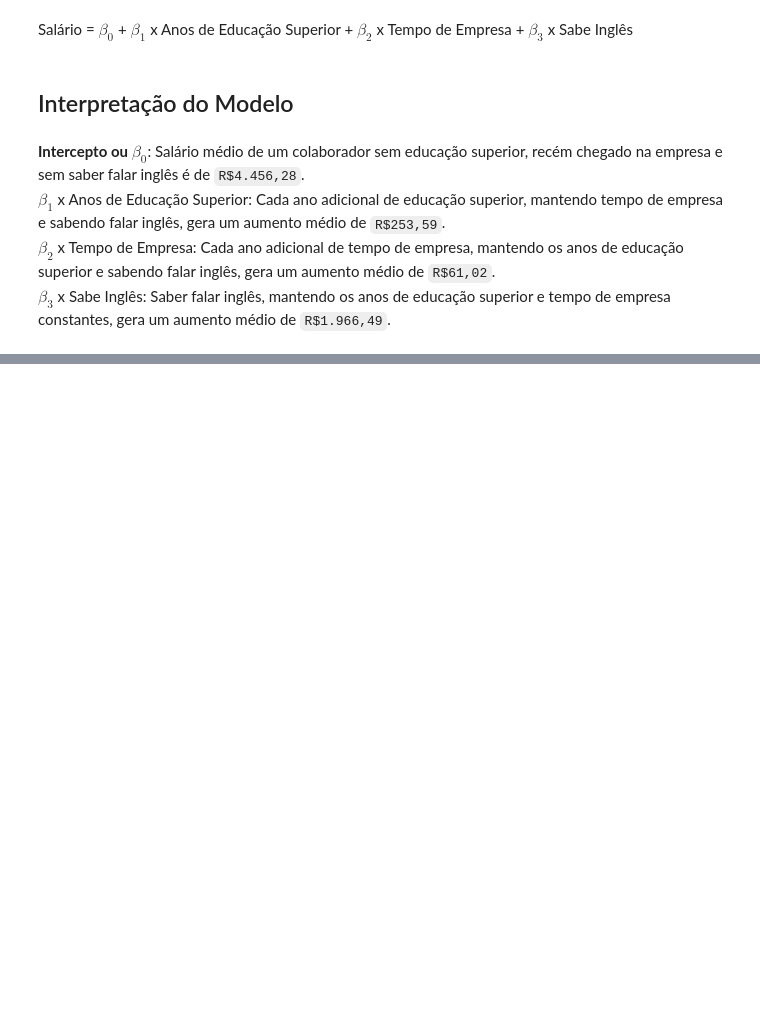
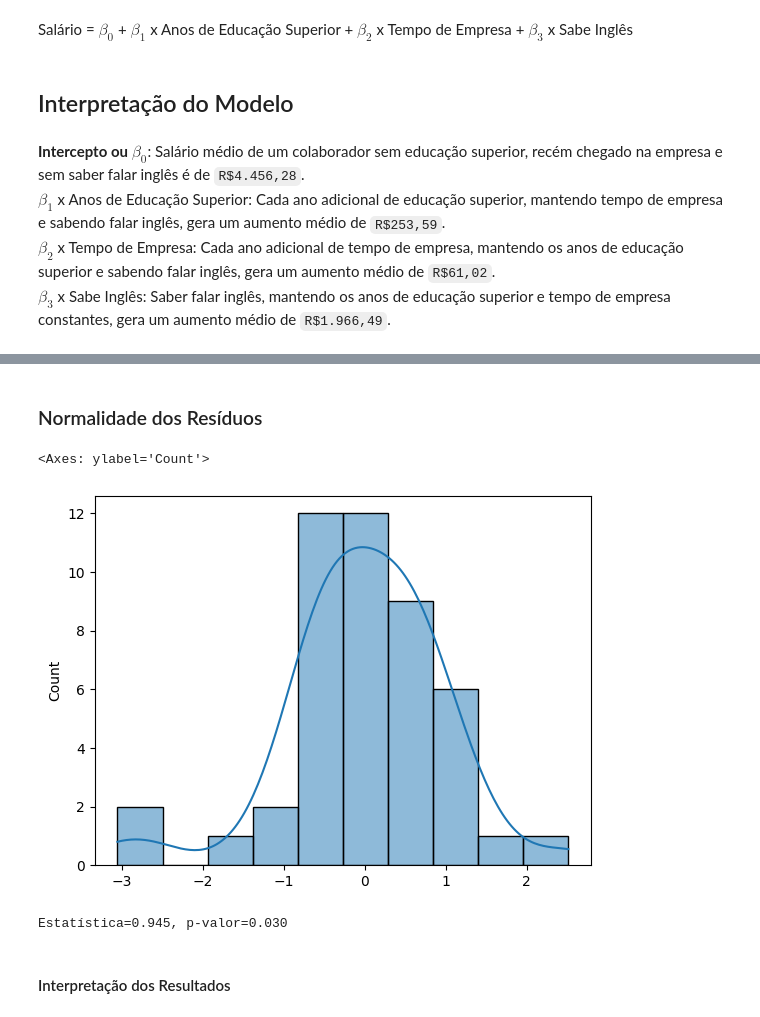
Before and after one commit to bessarodrigo/regressao_linear_salarios, a Jupyter notebook: regressao_linear_salarios.ipynb, the cells around one changed output, grey strips where cells are left out. Cells and saved outputs as stored; diff of their text form; code cells hidden in the pictures; blank space fills up the shorter version.

```diff
--- a/regressao_linear_salarios.ipynb
+++ b/regressao_linear_salarios.ipynb
@@ -377,0 +406,17 @@ Salário = $\beta_0$ + $\beta_1$ x Anos de Educação Superior + $\beta_2$ x Tem
+# %% [markdown]
+### Normalidade dos Resíduos
+# %%
+# Construção de histograma para avaliar a distribuição dos resíduos
+sns.histplot(resultado.resid_pearson, kde=True)
+# %% [output]
+<Axes: ylabel='Count'>
+[figure, added]
+# %%
+# Realização de Teste de Hipóteses para avaliar Normalidade
+from scipy.stats import shapiro
+normalidade = shapiro(resultado.resid_pearson)
+print('Estatística=%.3f, p-valor=%.3f\n' % (normalidade.statistic, normalidade.pvalue))
+# %% [output]
+Estatística=0.945, p-valor=0.030
+# %% [markdown]
+#### Interpretação dos Resultados
```
Also changed, not shown: parts of 11 cells of this notebook.
